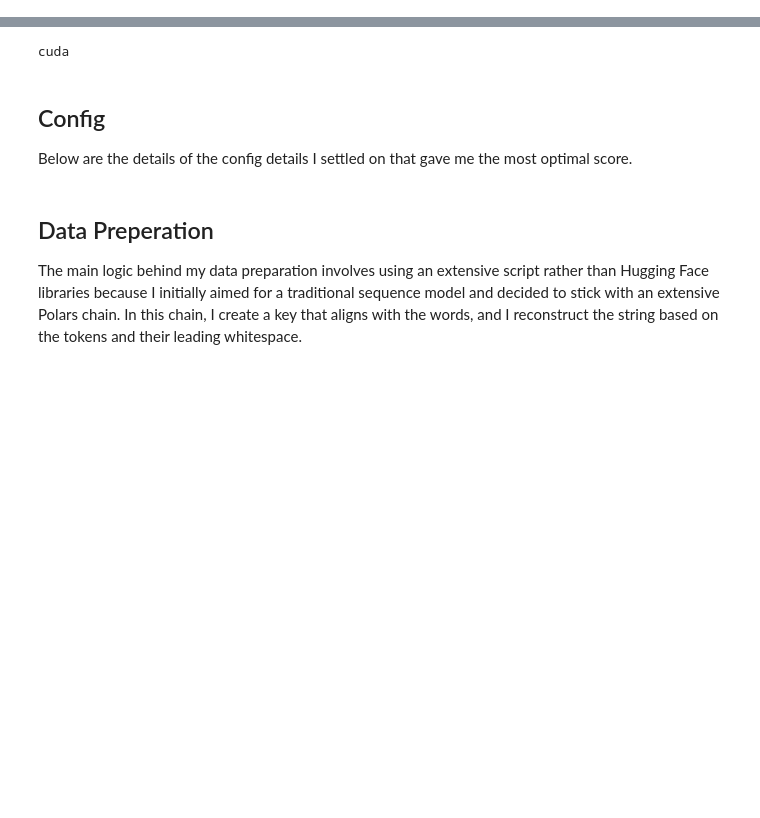
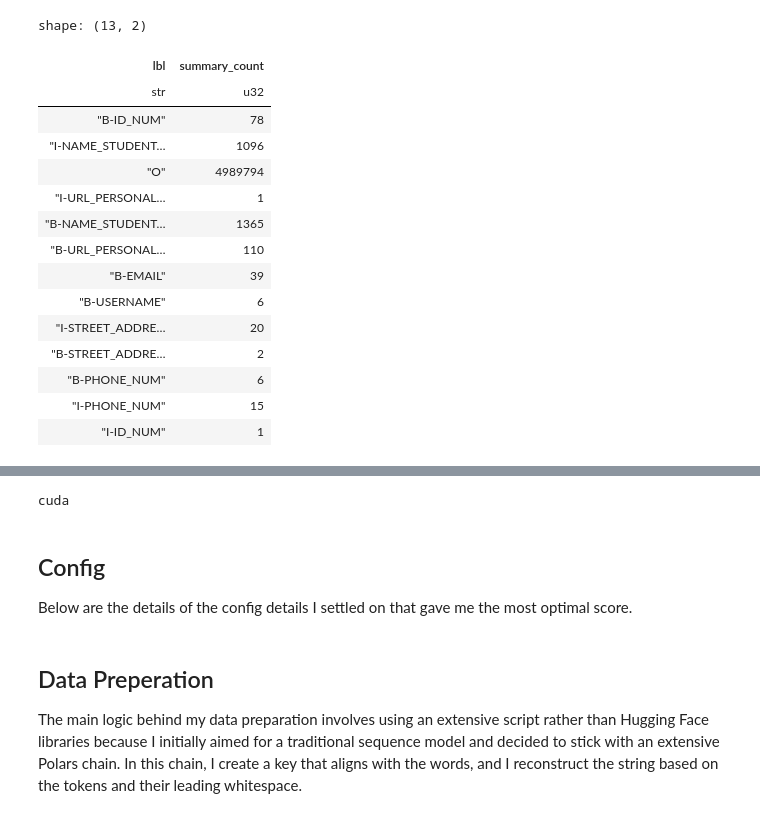
Before and after one commit to RobinBaldeo/kaggle_lstm, a Jupyter notebook: final/small-deberta-on-augmented-data.ipynb, the cells around one changed output, grey strips where cells are left out. Drawn from its saved outputs; the diff is of its cells as text; code cells hidden in the pictures; blank space fills up the shorter version.

```diff
--- a/final/small-deberta-on-augmented-data.ipynb
+++ b/final/small-deberta-on-augmented-data.ipynb
@@ -29,0 +38,27 @@ However, my best-performing model was a small DeBERTa architecture trained on a
+# %%
+(
+  pl.DataFrame({
+                'lbl': list(itertools.chain.from_iterable(orginal_data['labels'].to_list()))
+              })
+  .group_by('lbl')
+  .agg(
+      summary_count = pl.col('lbl').count()
+  )
+)
+# %% [output]
+shape: (13, 2)
+| lbl | summary_count |
+| str | u32 |
+| "B-ID_NUM" | 78 |
+| "I-NAME_STUDENT… | 1096 |
+| "O" | 4989794 |
+| "I-URL_PERSONAL… | 1 |
+| "B-NAME_STUDENT… | 1365 |
+| "B-URL_PERSONAL… | 110 |
+| "B-EMAIL" | 39 |
+| "B-USERNAME" | 6 |
+| "I-STREET_ADDRE… | 20 |
+| "B-STREET_ADDRE… | 2 |
+| "B-PHONE_NUM" | 6 |
+| "I-PHONE_NUM" | 15 |
+| "I-ID_NUM" | 1 |
```
Also changed, not shown: parts of 7 cells of this notebook.
